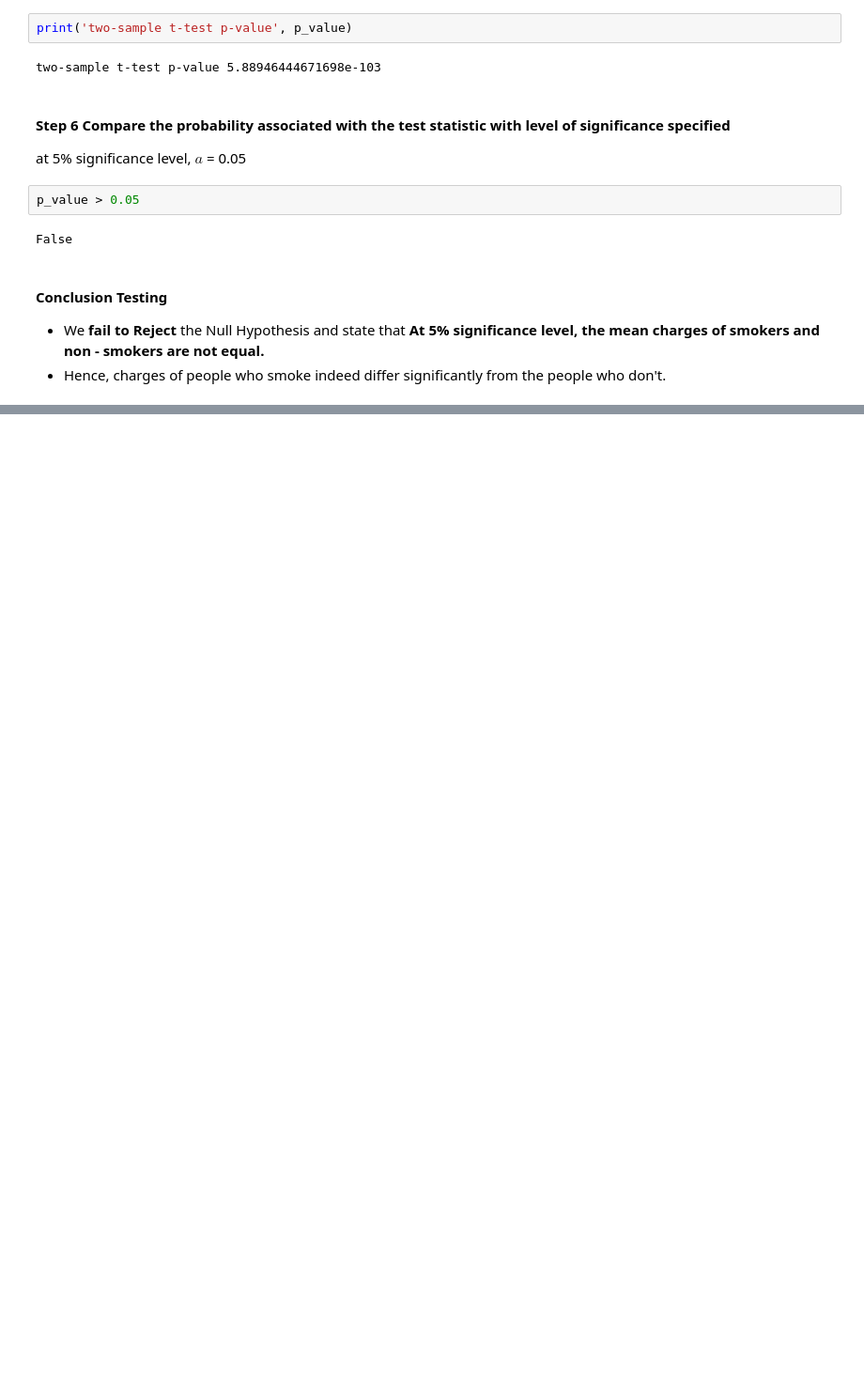
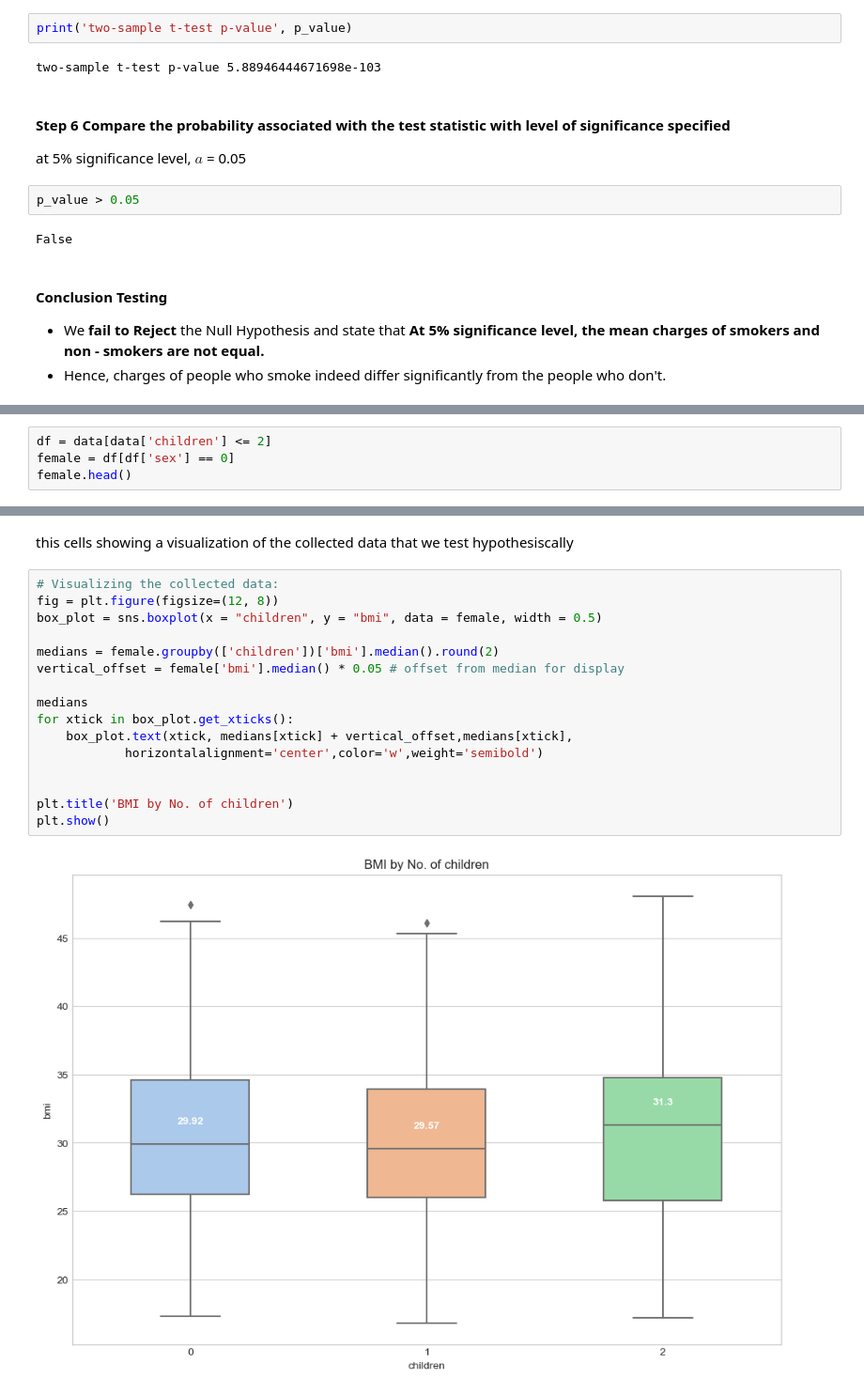
Before and after one commit to DharmayudaFebrianto/Project_DataScience-Pacmann-Academy, a Jupyter notebook: [Batch 14] Project Probability_Pacmann Academy_Dharmayuda Febrianto.ipynb, the cells around one changed output, grey strips where cells are left out. Shown at 94% size. Saved outputs shown, nothing was run; the diff lists cells and outputs as text; blank space fills up the shorter version.

```diff
--- a/[Batch 14] Project Probability_Pacmann Academy_Dharmayuda Febrianto.ipynb
+++ b/[Batch 14] Project Probability_Pacmann Academy_Dharmayuda Febrianto.ipynb
@@ -567,0 +809,4 @@ False
+# %%
+df = data[data['children'] <= 2]
+female = df[df['sex'] == 0]
+female.head()
@@ -567,0 +820,20 @@ False
+# %% [markdown]
+this cells showing a visualization of the collected data that we test hypothesiscally
+# %%
+# Visualizing the collected data:
+fig = plt.figure(figsize=(12, 8))
+box_plot = sns.boxplot(x = "children", y = "bmi", data = female, width = 0.5)
+
+medians = female.groupby(['children'])['bmi'].median().round(2)
+vertical_offset = female['bmi'].median() * 0.05 # offset from median for display
+
+medians
+for xtick in box_plot.get_xticks():
+    box_plot.text(xtick, medians[xtick] + vertical_offset,medians[xtick],
+            horizontalalignment='center',color='w',weight='semibold')
+
+
+plt.title('BMI by No. of children')
+plt.show()
+# %% [output]
+[figure, added]
```
Also changed, not shown: parts of 33 cells of this notebook.
